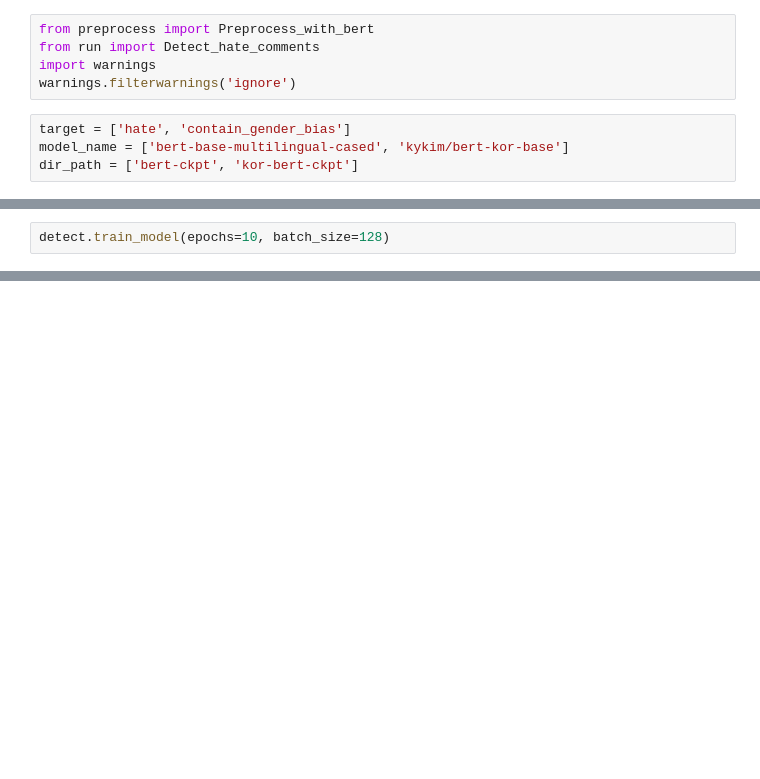
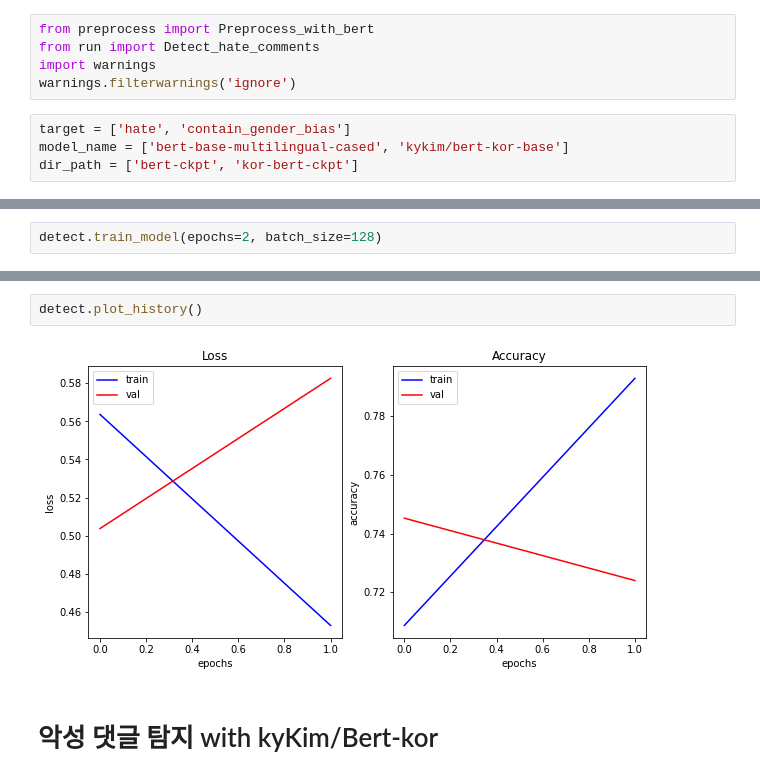
Before and after one commit to comsa33/Bert-hate-comment-detector, a Jupyter notebook: test_model.ipynb, the cells around one changed output, grey strips where cells are left out. Saved outputs shown, nothing was run; the diff lists cells and outputs as text; blank space fills up the shorter version.

Commit message:
detect-hate-comment

```diff
--- a/test_model.ipynb
+++ b/test_model.ipynb
@@ -23,4 +26,4 @@ If your task is similar to the task the model of the checkpoint was trained on,
 # %%
-detect.train_model(epochs=10, batch_size=128)
+detect.train_model(epochs=2, batch_size=128)
 # %% [output]
 Epoch 1/2
@@ -32,0 +54,6 @@ Epoch 2/2
+# %%
+detect.plot_history()
+# %% [output]
+[figure, added]
+# %% [markdown]
+# 악성 댓글 탐지 with kyKim/Bert-kor
```
Also changed, not shown: parts of 15 cells of this notebook, 2 other files.
